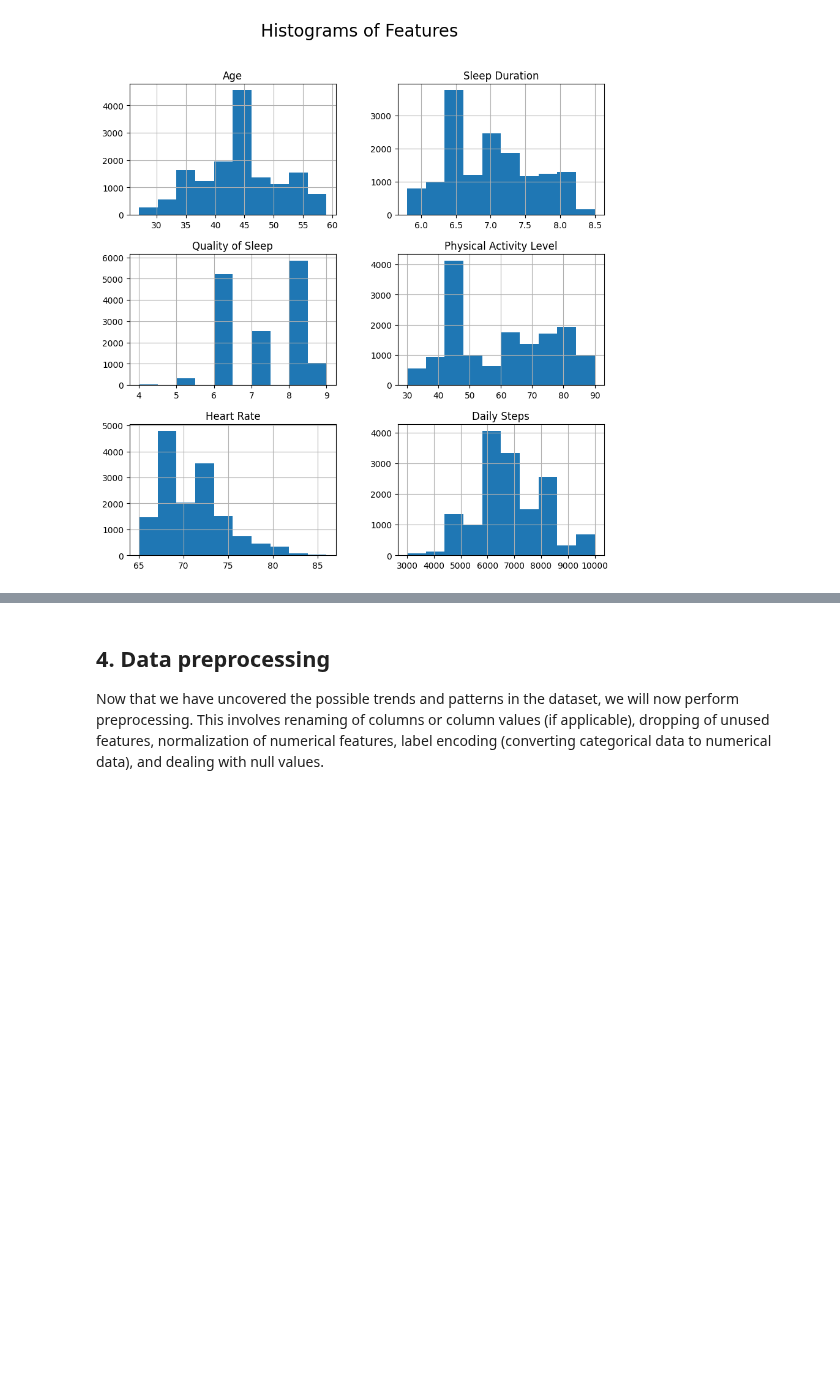
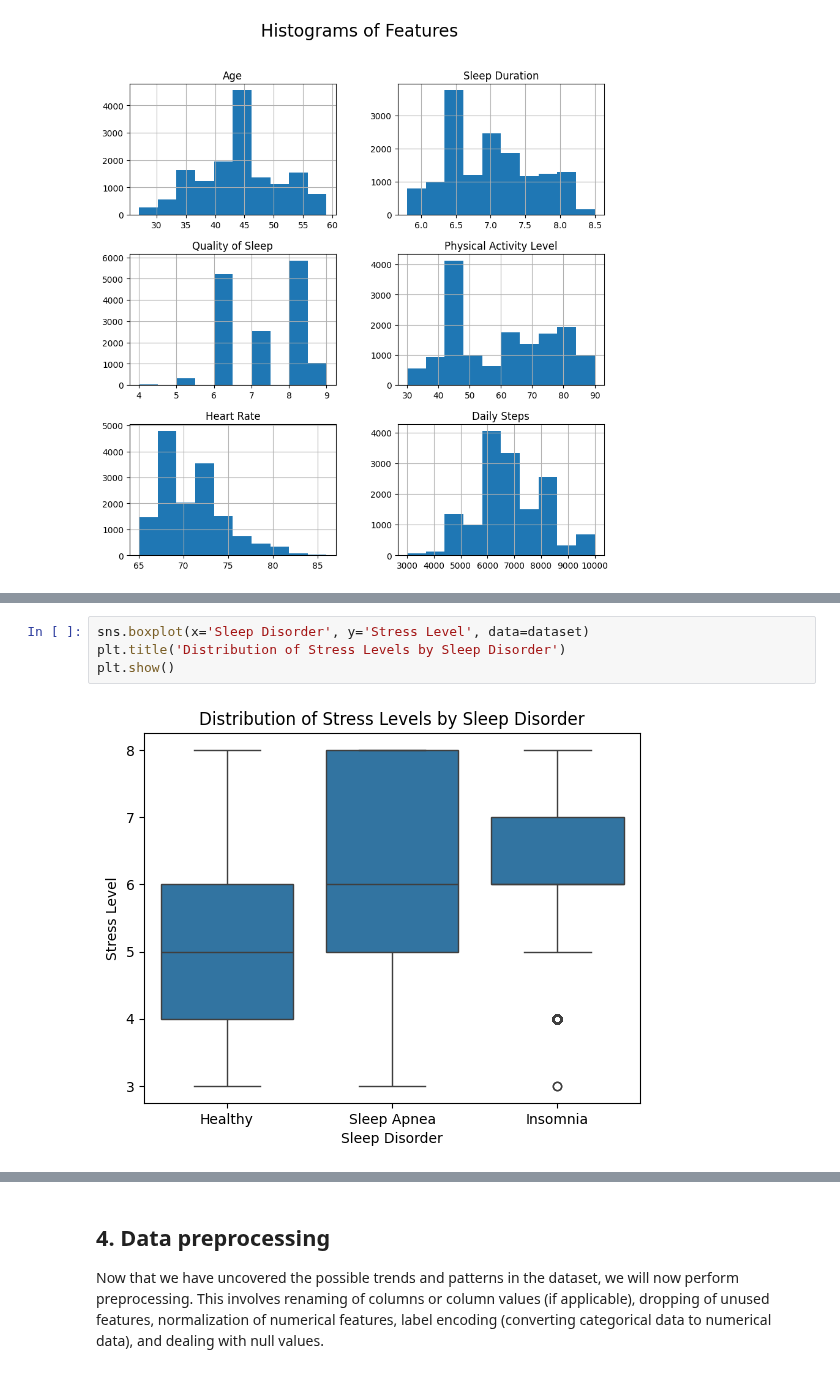
Before and after one commit to cjmax34/cs180-project, a Jupyter notebook: CS 180 Project (Group 3).ipynb, the cells around one changed output, grey strips where cells are left out. Saved outputs shown, nothing was run; the diff lists cells and outputs as text; blank space fills up the shorter version.

```diff
--- a/CS 180 Project (Group 3).ipynb
+++ b/CS 180 Project (Group 3).ipynb
@@ -216,0 +231,6 @@ Insert explanation here...
+# %%
+sns.boxplot(x='Sleep Disorder', y='Stress Level', data=dataset)
+plt.title('Distribution of Stress Levels by Sleep Disorder')
+plt.show()
+# %% [output]
+[figure, added]
```
Also changed, not shown: parts of 9 cells of this notebook.
